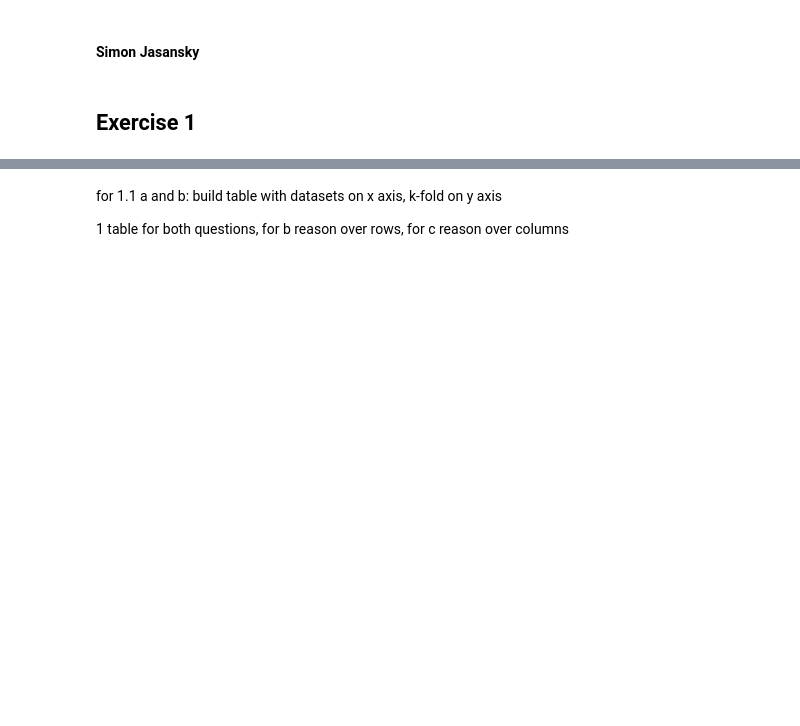
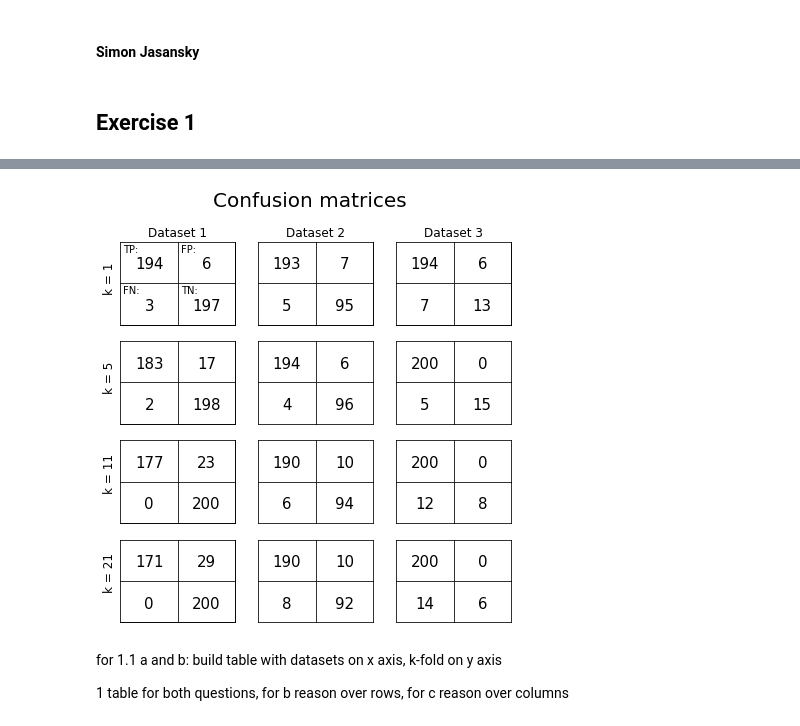
Before and after one commit to SimonJasansky/data_mining, a Jupyter notebook: assignment_2.ipynb, the cells around one changed output, grey strips where cells are left out. Drawn from its saved outputs; the diff is of its cells as text; code cells hidden in the pictures; blank space fills up the shorter version.

Commit message:
added confusion matrix table

```diff
--- a/assignment_2.ipynb
+++ b/assignment_2.ipynb
@@ -68,0 +97,10 @@ for k in [1,5,11,21]:
+# %%
+# visualizing accuracy and the confusion matrices
+
+fig, ax = plt.subplots(nrows = 3, ncols = 4, figsize = (10,10))
+
+for i in range(3):
+    for j in range(4):
+        ax[i, j].text(0.5, 0.5, conf_mat_df.iat[i, j],
+                      fontsize=18, ha='center')
+        ax[i, j].subplot()
@@ -69,3 +118,61 @@ for k in [1,5,11,21]:
+# %%
+import matplotlib.gridspec as gridspec
+
+fig = plt.figure(figsize=(7, 7))
+outer = gridspec.GridSpec(4, 3, wspace=0.2, hspace=0.2)
+fig.suptitle("Confusion matrices", size = "20")
+
+x_outer = [0,0,0,1,1,1,2,2,2,3,3,3]
+y_outer = [0,1,2,0,1,2,0,1,2,0,1,2]
+x_inner = [0,0,1,1]
+y_inner = [0,1,0,1]
+
+sub_titles_x = ["Dataset 1", "Dataset 2", "Dataset 3"]
+sub_titles_y = ["k = 1", "k = 5", "k = 11", "k = 21"]
+k_count = 0
+
+for i in range(12):
+    inner = gridspec.GridSpecFromSubplotSpec(2, 2,
+                                             subplot_spec=outer[i],
+                                             wspace=0, hspace=0)
+    if i in [0,1,2]:
+        ax1 = plt.Subplot(fig, outer[i])
+        ax1.set_title(sub_titles[i], size = 12)
+        ax1.set_xticks([])
+        ax1.set_yticks([])
+        fig.add_subplot(ax1)
+
+    if i in [0,3,6,9]:
+        ax2 = plt.Subplot(fig, outer[i])
+        ax2.text(-0.15, 0.4, sub_titles_y[k_count],
+                 rotation = 90, size = 12)
+        ax2.set_xticks([])
+        ax2.set_yticks([])
+        fig.add_subplot(ax2)
+        k_count += 1
+
+    for j in range(4):
+        ax = plt.Subplot(fig, inner[j])
+        t = ax.text(0.5,0.35,
+                    conf_mat_df.transpose().iat[x_outer[i], y_outer[i]][x_inner[j], y_inner[j]],
+                    size = 15)
+        t.set_ha('center')
+        ax.set_xticks([])
+        ax.set_yticks([])
+        if x_outer[i] == 0 and y_outer[i] == 0:
+            if x_inner[j] == 0 and y_inner[j] == 0:
+                ax.text(0.05, 0.75, "TP:", size = 10)
+            if x_inner[j] == 0 and y_inner[j] == 1:
+                ax.text(0.05, 0.75, "FP:", size = 10)
+            if x_inner[j] == 1 and y_inner[j] == 0:
+                ax.text(0.05, 0.75, "FN:", size = 10)
+            if x_inner[j] == 1 and y_inner[j] == 1:
+                ax.text(0.05, 0.75, "TN:", size = 10)
+
+
+        fig.add_subplot(ax)
+# %% [output]
+[figure, added]
 # %% [markdown]
 for 1.1 a and b: build table with datasets on x axis, k-fold on y axis
 
```
Also changed, not shown: parts of 8 cells of this notebook.
